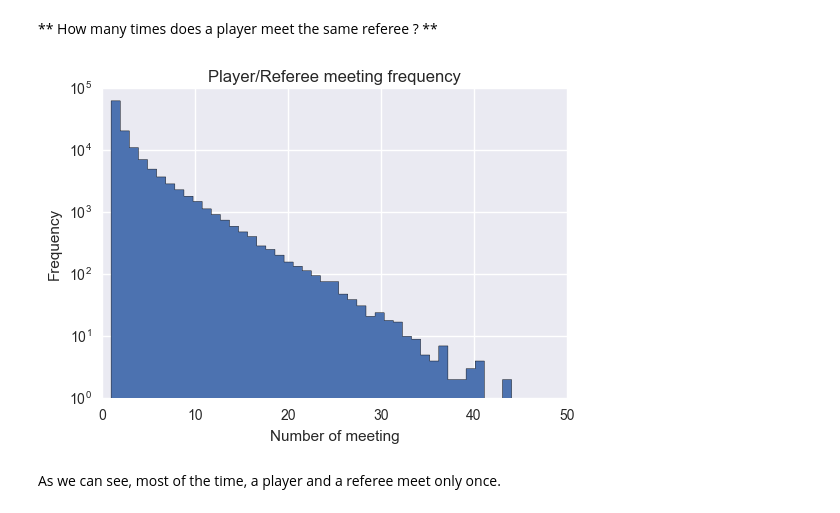
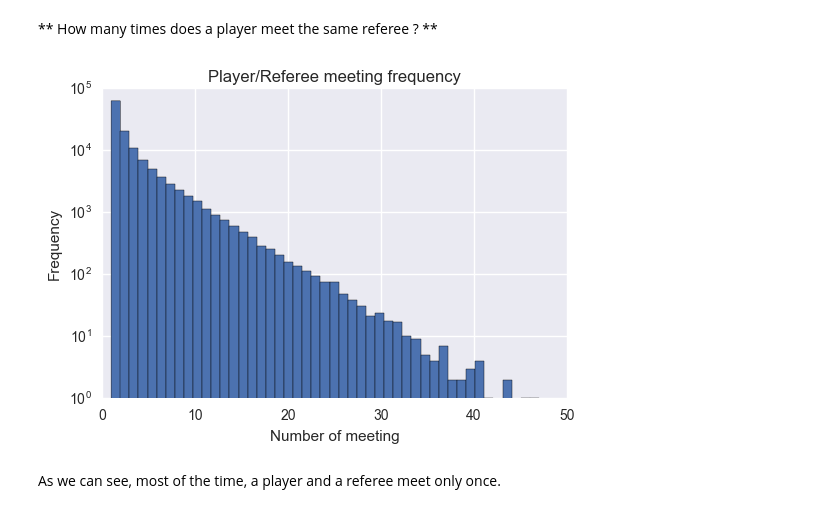
Before and after one commit to loistal/ADA_lab1, a Jupyter notebook: 04 - Applied ML/Football Players ML.ipynb, the cells around one changed output. Cells and saved outputs as stored; diff of their text form; code cells hidden in the pictures.

```diff
--- a/04 - Applied ML/Football Players ML.ipynb
+++ b/04 - Applied ML/Football Players ML.ipynb
@@ -66,14 +67,14 @@ Let's look at some attributes in more detail to improve our understanding of the
 ** How many times does a player meet the same referee ? **
 # %%
 fig, ax = plt.subplots()
-ax.hist(df.games, bins=max(df.games), histtype = 'stepfilled')
+ax.hist(df.games, bins=max(df.games))
 ax.set_title('Player/Referee meeting frequency')
 ax.set_xlabel('Number of meeting')
 ax.set_ylabel('Frequency')
 ax.set_yscale('log')
 plt.show()
 # %% [output]
-[figure, old version]
+[figure, new version]
 # %% [markdown]
 As we can see, most of the time, a player and a referee meet only once.
 # %% [markdown]
```
Also changed, not shown: parts of 12 cells of this notebook.
